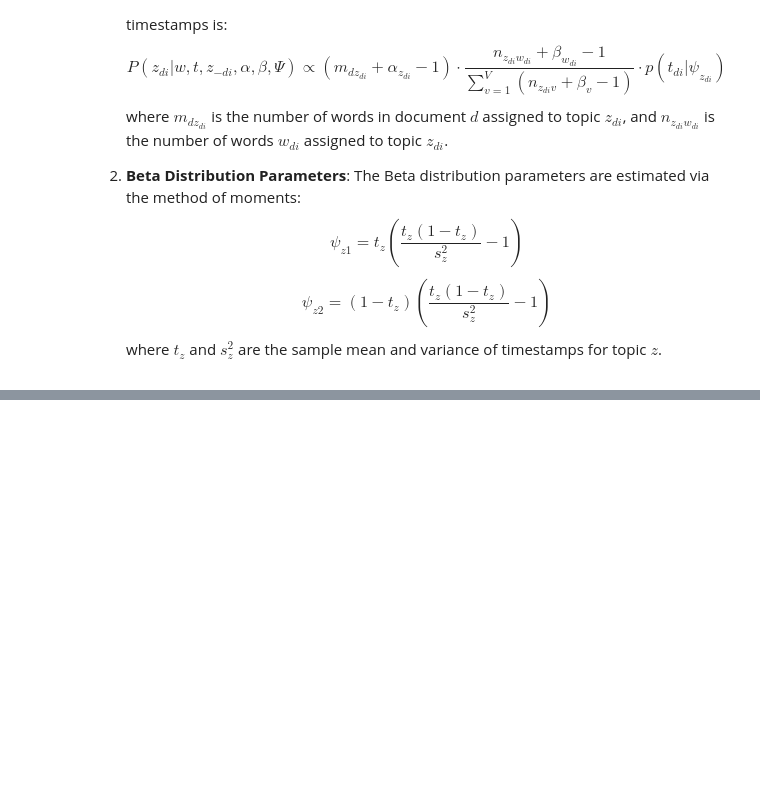
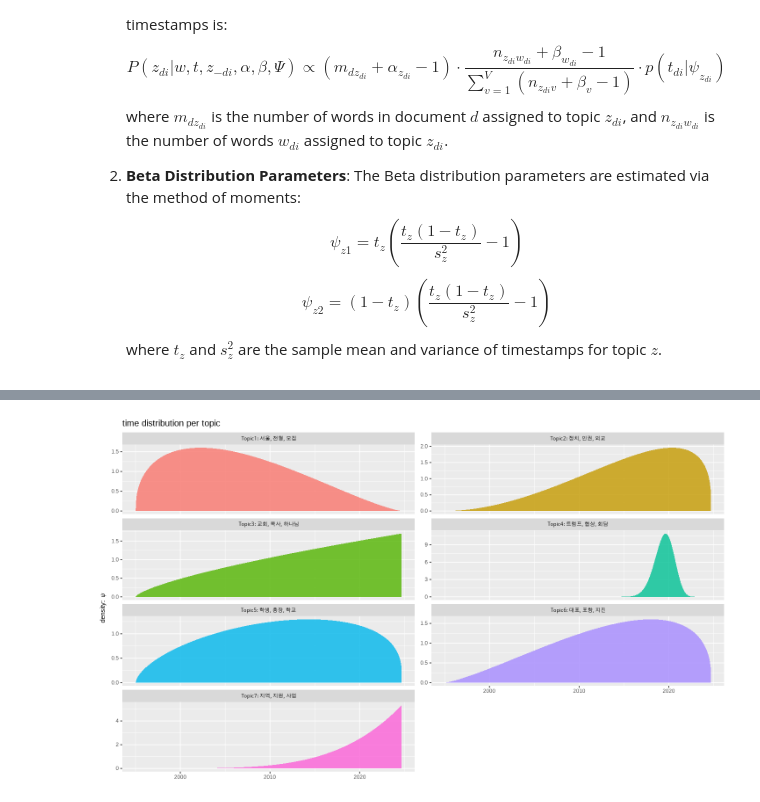
Before and after one commit to sorrychoe/topic-modeling-theory, a Jupyter notebook: notebook/Topic_over_Times.ipynb, the cells around one changed output, grey strips where cells are left out. Saved outputs shown, nothing was run; the diff lists cells and outputs as text; code cells hidden in the pictures; blank space fills up the shorter version.

```diff
--- a/notebook/Topic_over_Times.ipynb
+++ b/notebook/Topic_over_Times.ipynb
@@ -112,0 +273,21 @@ Inference in ToT uses **Gibbs sampling** for approximate posterior inference.
+# %%
+# Beta distribution over time per topic (psi)
+# psi is estimated on the normalized time scale (0 to 1), so convert it back to dates.
+date_range <- range(dates)
+span <- as.numeric(diff(date_range))
+psi <- tot_model$psi
+
+topic_labels <- apply(terms(tot_model, 3), 2, paste, collapse = ", ")
+topic_labels <- paste0(names(topic_labels), ": ", topic_labels)
+
+topic_period <- tibble(
+  topic = topic_labels,
+  shape1 = psi[, 1],
+  shape2 = psi[, 2],
+  mean_date = date_range[1] + span * shape1 / (shape1 + shape2),
+  sd_years = sqrt(shape1 * shape2 / ((shape1 + shape2)^2 * (shape1 + shape2 + 1))) * span / 365.25,
+  share = tot_model$topic_size / sum(tot_model$topic_size)
+) |>
+  arrange(mean_date)
+
+topic_period
@@ -112,0 +305,19 @@ Inference in ToT uses **Gibbs sampling** for approximate posterior inference.
+# %%
+# show the time distribution of each topic
+date_grid <- seq(date_range[1], date_range[2], by = "month")
+
+td_psi <- map_dfr(seq_len(tot_model$k), function(k) {
+  tibble(topic = topic_labels[k],
+         date = date_grid,
+         density = dbeta(as.numeric(date_grid - date_range[1]) / span, psi[k, 1], psi[k, 2]))
+})
+
+td_psi |>
+  ggplot(aes(x = date, y = density, fill = topic)) +
+  geom_area(show.legend = F, alpha = 0.8) +
+  facet_wrap(~topic, ncol = 2, scales = "free_y") +
+  labs(x = NULL, y = expression("density: "~psi),
+       title = "time distribution per topic") +
+  theme(plot.title = element_text(size = 15))
+# %% [output]
+[figure, added]
```
Also changed, not shown: parts of 19 cells of this notebook, 4 other files.
